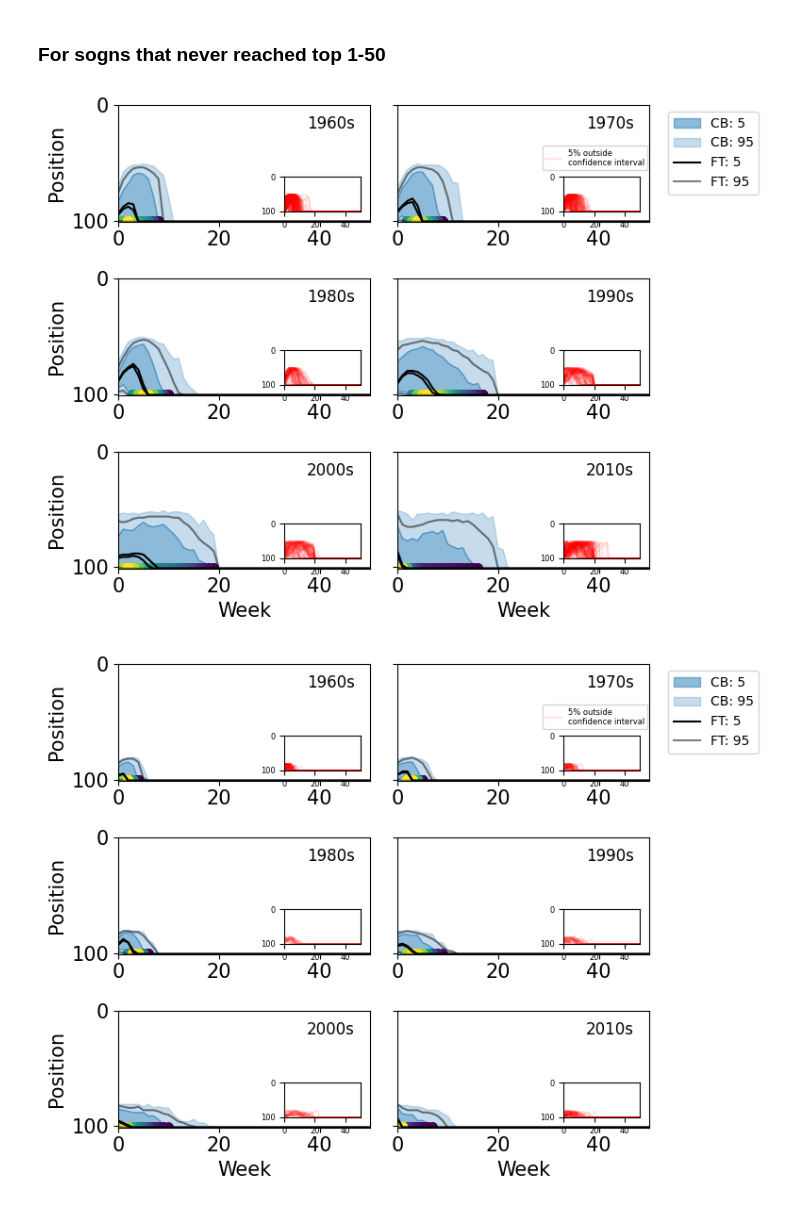
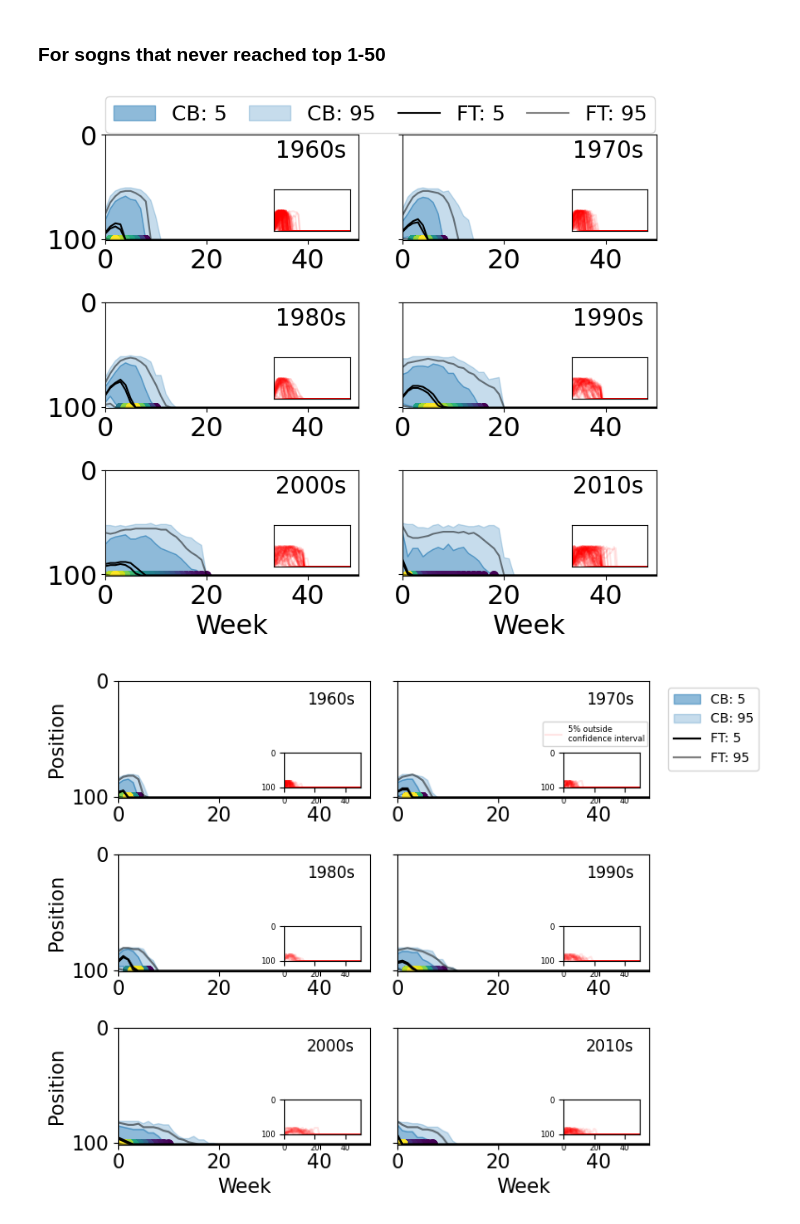
Before and after one commit to martalech/pop_charts_dynamics, a Jupyter notebook: decades_similarities.ipynb, the cells around one changed output. Drawn from its saved outputs; the diff is of its cells as text; code cells hidden in the pictures.

```diff
--- a/decades_similarities.ipynb
+++ b/decades_similarities.ipynb
@@ -283,7 +288,7 @@ plt.show()
 # %% [markdown]
 ### For sogns that never reached top 1-50
 # %%
-fig, axes = plt.subplots(3, 2, figsize=(8, 6), sharey=True)
+fig, axes = plt.subplots(3, 2, figsize=(8, 7), sharey=True)
 
 col_i = 0
 row_i = 0
@@ -340,50 +345,49 @@ for year in range(1960, 2020, 10):
         except np.linalg.LinAlgError:
             singular_data_covariance_matrix = True
 
     boxplot.plot_everything(ax=axes[row_i, col_i])
 
     inner_ax = inset_axes(axes[row_i, col_i],
                     width="30%",
-                    height="30%",
+                    height="40%",
                     loc=4)
     for curve_nr in positions_dict.keys():
         if curve_nr not in boundaries['curve-based'][95]['curves']:
             inner_ax.plot(time_array, positions_dict[curve_nr], color="red", alpha=0.1)
 
-    # inner_ax.set_ylim(101, 0)
-    # inner_ax.legend(["5% outside confidence interval"])
-    # axes[row_i, col_i].set_ylim(101, 0)
-    # axes[row_i, col_i].legend()
-    # axes[row_i, col_i].set_title(f"Position change of songs that never reached top 1-50 in {year}s")
-    # axes[row_i, col_i].set_xlabel("Week")
-    # axes[row_i, col_i].set_ylabel("Position")
     inner_ax.set_ylim(101, 0)
     inner_ax.set_xlim([0, 50])
     inner_ax.patch.set_alpha(0.5)
-    inner_ax.tick_params(axis='both', which='major', labelsize=6)
-    if row_i == 0 and col_i == 1:
-        # place the legend above the ax
-        inner_ax.legend(["5% outside\nconfidence interval"], fontsize=6, bbox_to_anchor=(1.16, 2))
+    # inner_ax.tick_params(axis='both', which='major', labelsize=15)
+    inner_ax.set_xticks([])
+    inner_ax.set_yticks([])
+    # if row_i == 0 and col_i == 0:
+    #     # place the legend above the ax
+    #     inner_ax.legend(["5% outside confidence interval"], fontsize=18, bbox_to_anchor=(-1.45, 2.97, 2.2, .102),
+    #                     loc="lower left")
     axes[row_i, col_i].set_ylim(101, 0)
-    if row_i == 0 and col_i == 1:
-        axes[row_i, col_i].legend(fontsize=10, bbox_to_anchor=(1.05, 1), loc='upper left')
-    axes[row_i, col_i].text(0.75, 0.8, f"{year}s", transform=axes[row_i, col_i].transAxes, fontsize=12)
+    if row_i == 0 and col_i == 0:
+        axes[row_i, col_i].legend(fontsize=18, bbox_to_anchor=(0., 1.02, 2.17, .102), loc='lower left',
+                      ncols=4, mode="expand", borderaxespad=0.)
+    axes[row_i, col_i].text(0.67, 0.78, f"{year}s", transform=axes[row_i, col_i].transAxes, fontsize=20)
     if row_i == 2:
-        axes[row_i, col_i].set_xlabel("Week")
+        axes[row_i, col_i].set_xlabel("Week", fontsize=23)
     if col_i == 0:
         axes[row_i, col_i].set_ylabel("Position")
+    axes[row_i, col_i].set_ylabel("")
     axes[row_i, col_i].set_xlim([0, 50])
+    axes[row_i, col_i].tick_params(axis='both', which='major', labelsize=23)
 
     col_i += 1
     if col_i == 2:
         col_i = 0
         row_i += 1
 
 fig.tight_layout()
 plt.savefig("figures/never_top_1_50_positions_normalized_decades_curvestat.pdf", format="pdf", bbox_inches="tight")
 plt.show()
 # %% [output]
-[figure, old version]
+[figure, new version]
 # %%
 fig, axes = plt.subplots(3, 2, figsize=(8, 6), sharey=True)
 
```
Also changed, not shown: parts of 6 cells of this notebook, 44 other files.
